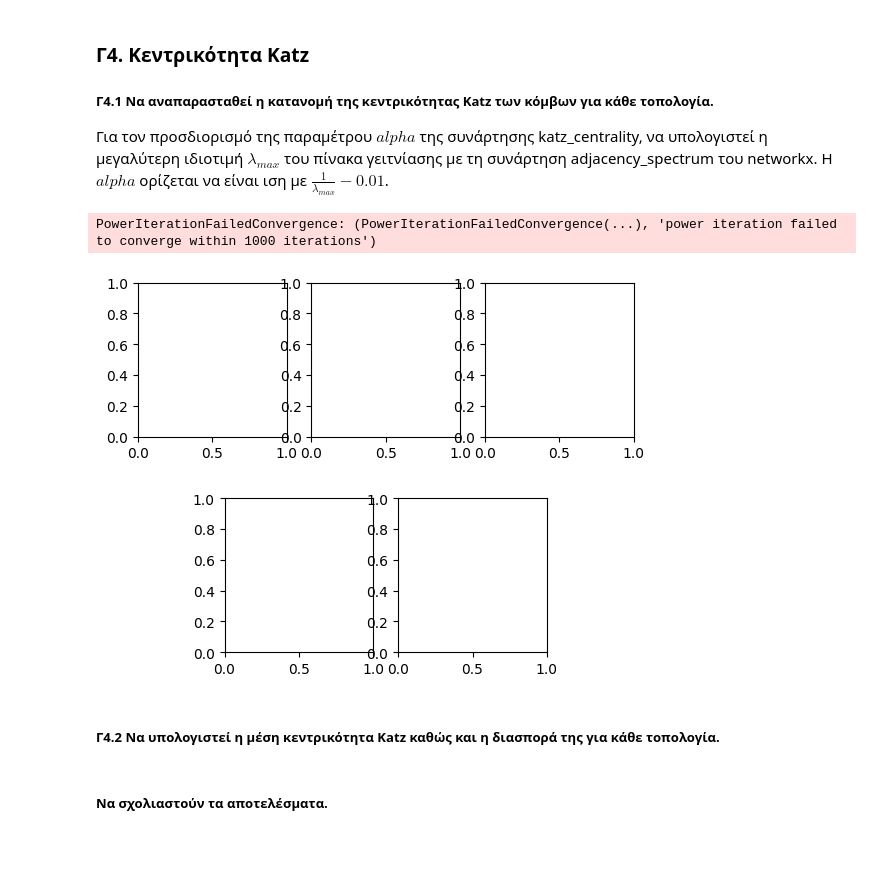
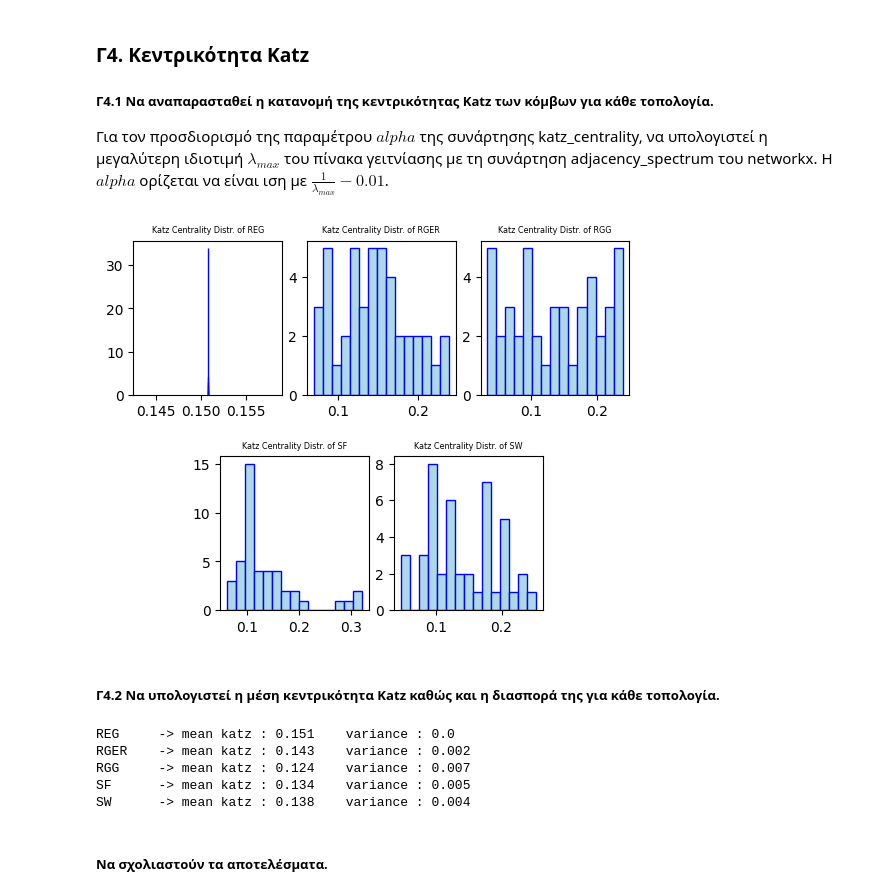
Before and after one commit to NicoleMp2/SocialNetworksAnalysis, a Jupyter notebook: lab1.ipynb, the cells around one changed output. Cells and saved outputs as stored; diff of their text form; code cells hidden in the pictures; blank space fills up the shorter version.

```diff
--- a/lab1.ipynb
+++ b/lab1.ipynb
@@ -621,50 +621,68 @@ SW      -> mean betweenness : 0.049     variance : 0.001
 H $alpha$ ορίζεται να είναι ιση με $\frac{1}{λ_{max}}-0.01$.
 # %%
 #import scipy.sparse.linalg as linalg
+import numpy.linalg as linalg
 def find_katz(g):
     #find max eigenvalue of the adjacency matrix
-    max_eig = max(nx.adjacency_spectrum(g))
+    #l = nx.normalized_laplacian_matrix(g)
+    #find the eigenvalues of the laplacian matrix
+    #eig = linalg.eigvals(l.toarray())
+    max_eig = max(nx.adjacency_spectrum(g).real)
+    #find the max eigenvalue
+    #max_eig = max(eig)
     # the alpha is 1/max_eig-0.01
-    alpha = 1/(max_eig-0.01)
-    return nx.katz_centrality(g,alpha=alpha)
+    alpha = 1/max_eig-0.01
+    return nx.katz_centrality_numpy(g,alpha=alpha)
 
 #plot stuff
 figure = plt.figure()
 figure.subplots_adjust(hspace=0.4,wspace=0.4)
 spec = matplotlib.gridspec.GridSpec(ncols=6, nrows=2) # 6 columns evenly divides both 2 & 3
 
 ax1 = figure.add_subplot(spec[0,0:2])
 ax2 = figure.add_subplot(spec[0,2:4])
 ax3 = figure.add_subplot(spec[0,4:])
 ax4 = figure.add_subplot(spec[1,1:3])
 ax5 = figure.add_subplot(spec[1,3:5])
 
 
 
 for name,graph in graphs.items():
     g = find_katz(graph)
-    print("---------",name,"---------")
-    print(g)
     if(name == 'REG'):
         ax1.hist(g.values(), bins=15, color="lightblue", ec="blue",lw=1)
-        ax1.set_title("Clustering Coefficient Distribution of REG",fontsize='xx-small')
+        ax1.set_title("Katz Centrality Distr. of REG",fontsize='xx-small')
     elif(name == 'RGER'):
         ax2.hist(g.values(), bins=15, color="lightblue", ec="blue",lw=1)
-        ax2.set_title("Clustering Coefficient Distribution of RGER",fontsize='xx-small')
+        ax2.set_title("Katz Centrality Distr. of RGER",fontsize='xx-small')
     elif(name == 'RGG'):
         ax3.hist(g.values(), bins=15, color="lightblue", ec="blue",lw=1)
-        ax3.set_title("Clustering Coefficient Distribution of RGG",fontsize='xx-small')
+        ax3.set_title("Katz Centrality Distr. of RGG",fontsize='xx-small')
     elif(name == 'SF'):
         ax4.hist(g.values(), bins=15, color="lightblue", ec="blue",lw=1)
-        ax4.set_title("Clustering Coefficient Distribution of SF",fontsize='xx-small')
+        ax4.set_title("Katz Centrality Distr. of SF",fontsize='xx-small')
     else:
         ax5.hist(g.values(), bins=15, color="lightblue", ec="blue",lw=1)
-        ax5.set_title("Clustering Coefficient Distribution of SW",fontsize='xx-small')
+        ax5.set_title("Katz Centrality Distr. of SW",fontsize='xx-small')
 # %% [output]
-PowerIterationFailedConvergence: (PowerIterationFailedConvergence(...), 'power iteration failed to converge within 1000 iterations')
-[figure, old version]
+[figure, new version]
 # %% [markdown]
 ##### Γ4.2 Να υπολογιστεί η μέση  κεντρικότητα Katz  καθώς και η διασπορά της για κάθε τοπολογία.
+# %%
+#find mean value of katz centrality and variance
+for name,graph in graphs.items():
+    dn = find_katz(graph)
+    #find mean value of dn
+    mean = sum(dn.values())/len(dn)
+    #find variance of dn dh is a dictionary
+    var = np.var(list(dn.values()))
+    print(name,"\t-> mean katz :",round(mean,3), "\tvariance :", round(var,3))
+# %% [output]
+REG     -> mean katz : 0.151    variance : 0.0
+RGER    -> mean katz : 0.143    variance : 0.002
+RGG     -> mean katz : 0.124    variance : 0.007
+SF      -> mean katz : 0.134    variance : 0.005
+SW      -> mean katz : 0.138    variance : 0.004
 # %% [markdown]
 ##### Να σχολιαστούν τα αποτελέσματα.
 # %% [markdown]
```
Also changed, not shown: parts of 7 cells of this notebook, 1 other file.
